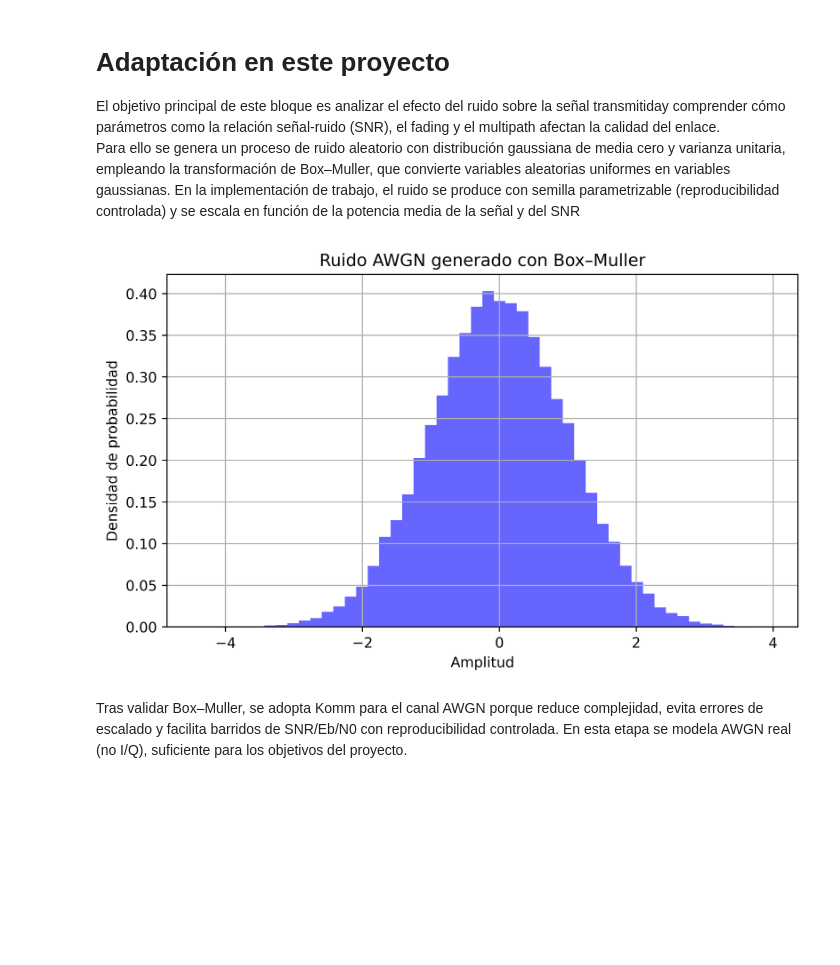
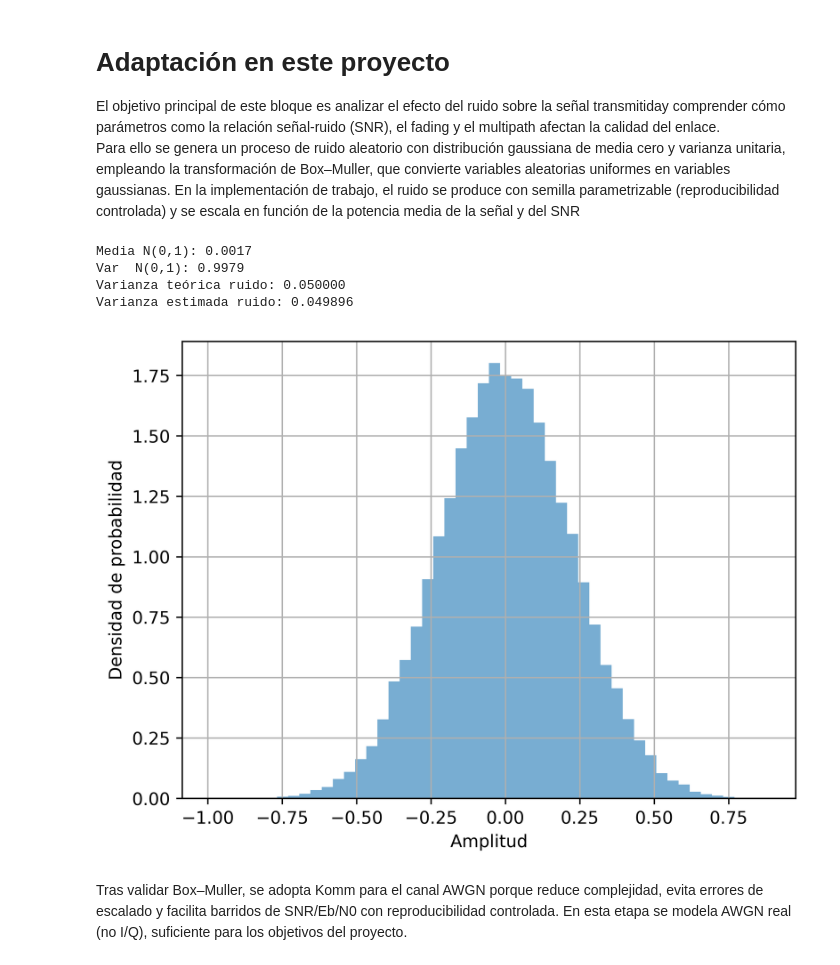
Before and after one commit to Kendarooo/nRF52832-Medical-RF-System, a Jupyter notebook: Jupyter/SistemaRF.ipynb, the cells around one changed output. Drawn from its saved outputs; the diff is of its cells as text; code cells hidden in the pictures; blank space fills up the shorter version.

```diff
--- a/Jupyter/SistemaRF.ipynb
+++ b/Jupyter/SistemaRF.ipynb
@@ -737,30 +737,45 @@ Para ello se genera un proceso de ruido aleatorio con distribución gaussiana de
 # %%
 import numpy as np
 import matplotlib.pyplot as plt
 
-# Parámetros
+# ========= Ruido N(0,1) con Box–Muller =========
 num_samples = 50000
-np.random.seed(100)  # Semilla reproducible
+np.random.seed(100)
 
-# Box-Muller Transformation
 r1 = np.random.rand(num_samples)
 r2 = np.random.rand(num_samples)
 
 z = np.sqrt(-2 * np.log(r1)) * np.cos(2 * np.pi * r2)  # N(0,1)
 
-#Escalamiento opciona
-mu, sigma = 0, 1  # media y desviación estándar
-awgn = mu + sigma * z
+print(f"Media N(0,1): {np.mean(z):.4f}")
+print(f"Var  N(0,1): {np.var(z):.4f}")
 
-# === Histograma ===
+# ========= Escalamiento a un SNR dado =========
+Ps      = 0.5       # ejemplo de potencia de señal
+SNR_dB  = 10.0
+SNR_lin = 10**(SNR_dB/10)
+
+sigma2_n = Ps / SNR_lin          # varianza deseada
+sigma_n  = np.sqrt(sigma2_n)
+
+noise = sigma_n * z              # ahora N(0, sigma2_n)
+
+print(f"Varianza teórica ruido: {sigma2_n:.6f}")
+print(f"Varianza estimada ruido: {np.var(noise):.6f}")
+
+# Histograma solo para ilustrar
 plt.figure(dpi=600)
-plt.hist(awgn, bins=50, density=True, alpha=0.6, color='b')
-plt.title("Ruido AWGN generado con Box–Muller")
+plt.hist(noise, bins=50, density=True, alpha=0.6)
+#plt.title("Ruido AWGN escalado para SNR = 10 dB")
 plt.xlabel("Amplitud")
 plt.ylabel("Densidad de probabilidad")
 plt.grid(True)
 plt.show()
 # %% [output]
+Media N(0,1): 0.0017
+Var  N(0,1): 0.9979
+Varianza teórica ruido: 0.050000
+Varianza estimada ruido: 0.049896
-[figure, old version]
+[figure, new version]
 # %% [markdown]
 Tras validar Box–Muller, se adopta Komm para el canal AWGN porque reduce complejidad, evita errores de escalado y facilita barridos de SNR/Eb/N0 con reproducibilidad controlada. En esta etapa se modela AWGN real (no I/Q), suficiente para los objetivos del proyecto.
```
Also changed, not shown: parts of 6 cells of this notebook.
